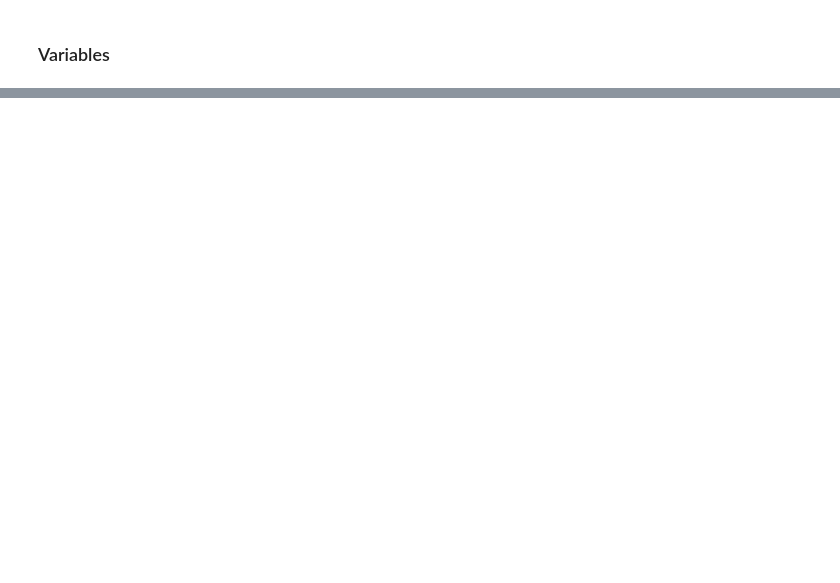
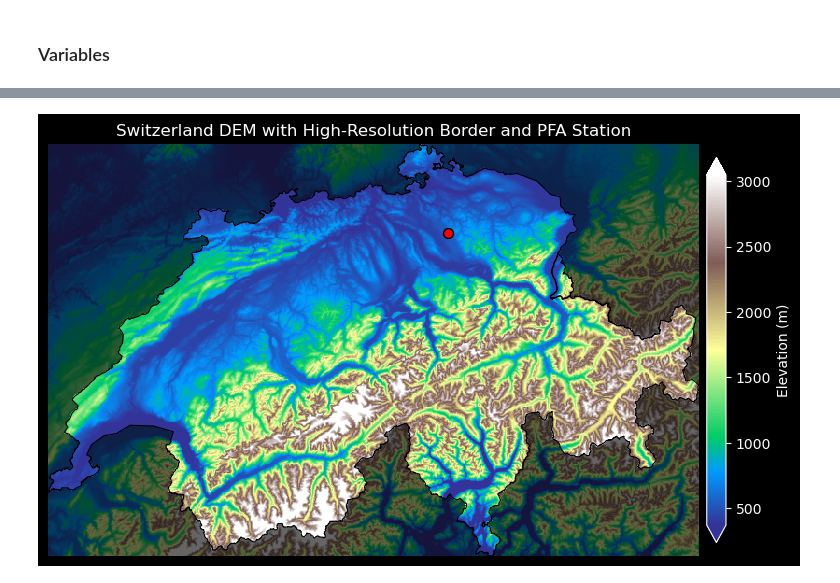
Before and after one commit to aureliedj/weather-station-model-with-transformers, a Jupyter notebook: Data_Exploration.ipynb, the cells around one changed output, grey strips where cells are left out. Saved outputs shown, nothing was run; the diff lists cells and outputs as text; code cells hidden in the pictures; blank space fills up the shorter version.

```diff
--- a/Data_Exploration.ipynb
+++ b/Data_Exploration.ipynb
@@ -228,0 +224,4 @@ len(df_station)
+# %%
+PFA_station = ds.stations_table.loc["PFA"]
+easting = PFA_station["swiss_easting"]
+northing = PFA_station["swiss_northing"]
@@ -228,0 +232,8 @@ len(df_station)
+# %%
+path_swissshape = "/Users/aureliedejong/Documents/ETH/_DAS Project/swissboundaries3d_2026-01_2056_5728.shp.zip"
+# specify layer explicitly
+switzerland = gpd.read_file(
+    path_swissshape,
+    layer="swissBOUNDARIES3D_1_5_TLM_LANDESGEBIET"
+)
+switzerland = switzerland.to_crs("EPSG:2056")
@@ -229,3 +254,47 @@ len(df_station)
+# %%
+minx, miny, maxx, maxy = switzerland.total_bounds
+# cropped DEM
+dem_cropped = dem_ch_small.sel(
+    x=slice(minx, maxx),
+    y=slice(miny, maxy)
+)
+dem_small_cropped = dem_small.sel(x=slice(minx, maxx), y=slice(miny, maxy))
+# %%
+fig, ax = plt.subplots(figsize=(10,10))
+
+# Full DEM in background, low opacity
+dem_small_cropped.plot(ax=ax, cmap="terrain", alpha =0.4, robust=True, add_labels=False, add_colorbar=False)
+
+# Switzerland DEM on top, higher opacity
+dem_cropped.plot(ax=ax,
+                 cmap="terrain",
+                 robust=True,
+                 add_labels=False,
+                 cbar_kwargs={
+                    "label": "Elevation (m)",
+                    "shrink": 0.5,        # make colorbar smaller
+                    "pad": 0.01           # reduce space between plot and colorbar
+                })
+
+# Border
+switzerland.boundary.plot(ax=ax, color="black", linewidth=0.8)
+
+# Add station point
+ax.scatter(
+    easting, northing,
+    color="red",
+    edgecolor="black",
+    s=50,  # marker size
+    marker="o",
+    zorder=10,
+    label="PFA Station"
+)
+
+plt.title("Switzerland DEM with High-Resolution Border and PFA Station")
+ax.axis("off")
+plt.show()
+# %% [output]
+[figure, added]
 # %%
 fig, ax = plt.subplots(figsize=(12, 7))
 
```
Also changed, not shown: parts of 29 cells of this notebook, 3 other files.
